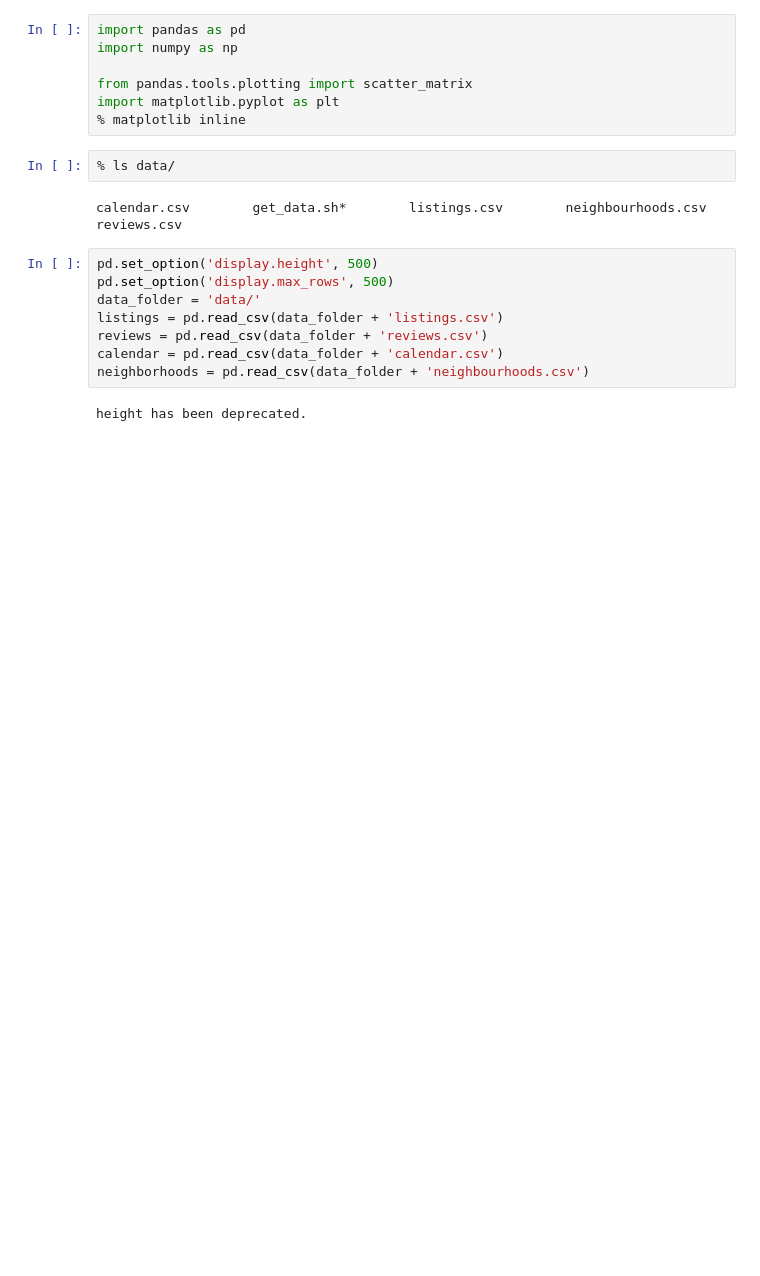
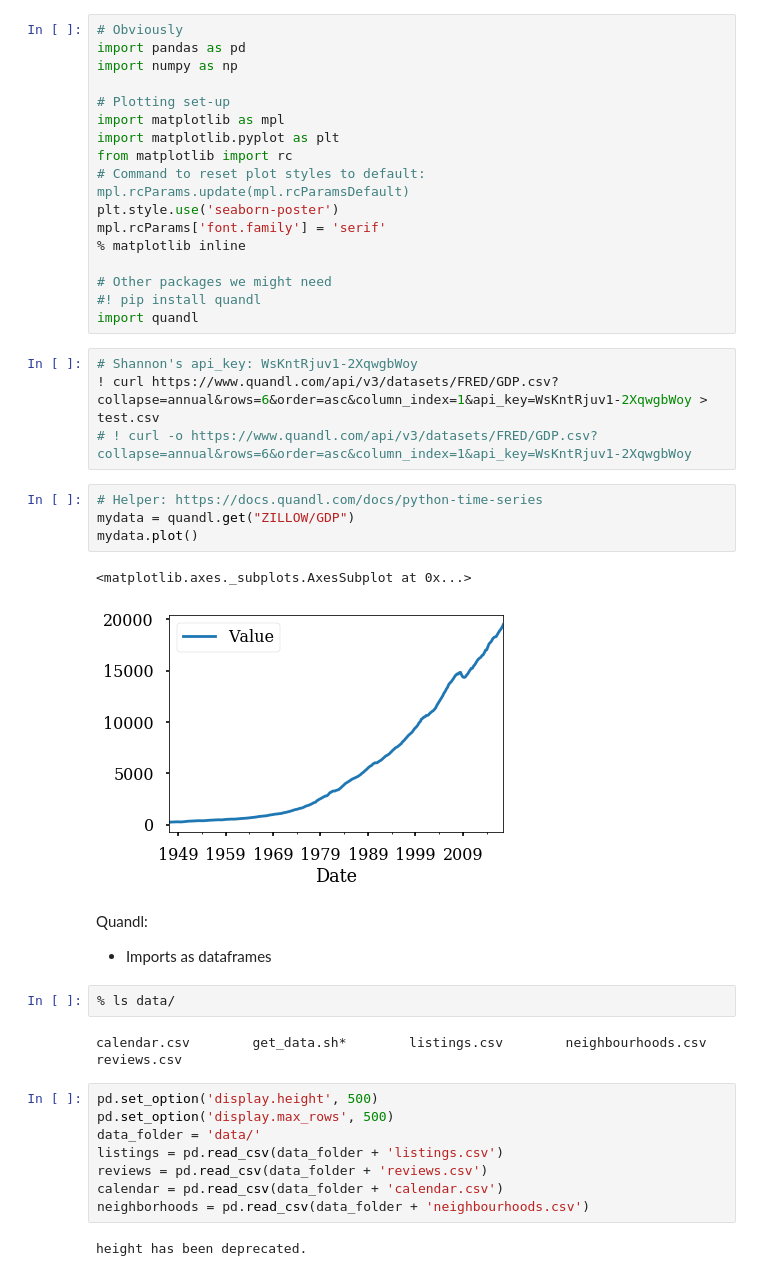
Before and after one commit to moranse/20171104-MichiganDatathon, a Jupyter notebook: notebook/Shannon-practice.ipynb, the cells around one changed output. Cells and saved outputs as stored; diff of their text form; blank space fills up the shorter version.

```diff
--- a/notebook/Shannon-practice.ipynb
+++ b/notebook/Shannon-practice.ipynb
@@ -1,10 +1,34 @@
-# %%
-import pandas as pd
-import numpy as np
-
-from pandas.tools.plotting import scatter_matrix
-import matplotlib.pyplot as plt
-% matplotlib inline
+# %%
+# Obviously
+import pandas as pd
+import numpy as np
+
+# Plotting set-up
+import matplotlib as mpl
+import matplotlib.pyplot as plt
+from matplotlib import rc
+# Command to reset plot styles to default: mpl.rcParams.update(mpl.rcParamsDefault)
+plt.style.use('seaborn-poster')
+mpl.rcParams['font.family'] = 'serif'
+% matplotlib inline
+
+# Other packages we might need
+#! pip install quandl
+import quandl
+# %%
+# Shannon's api_key: WsKntRjuv1-2XqwgbWoy
+! curl https://www.quandl.com/api/v3/datasets/FRED/GDP.csv?collapse=annual&rows=6&order=asc&column_index=1&api_key=WsKntRjuv1-2XqwgbWoy > test.csv
+# ! curl -o https://www.quandl.com/api/v3/datasets/FRED/GDP.csv?collapse=annual&rows=6&order=asc&column_index=1&api_key=WsKntRjuv1-2XqwgbWoy
+# %%
+# Helper: https://docs.quandl.com/docs/python-time-series
+mydata = quandl.get("ZILLOW/GDP")
+mydata.plot()
+# %% [output]
+<matplotlib.axes._subplots.AxesSubplot at 0x...>
+[figure, added]
+# %% [markdown]
+Quandl:
+* Imports as dataframes
 # %%
 % ls data/
 # %% [output]
```
Also changed, not shown: parts of 11 cells of this notebook, 11 other files.
